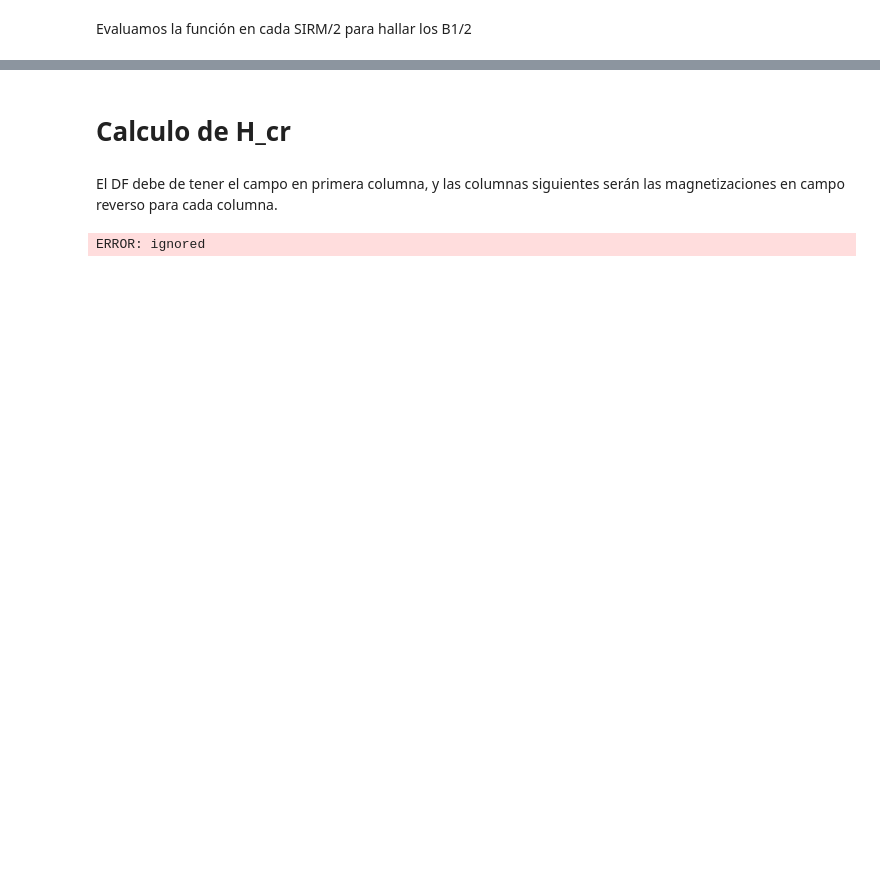
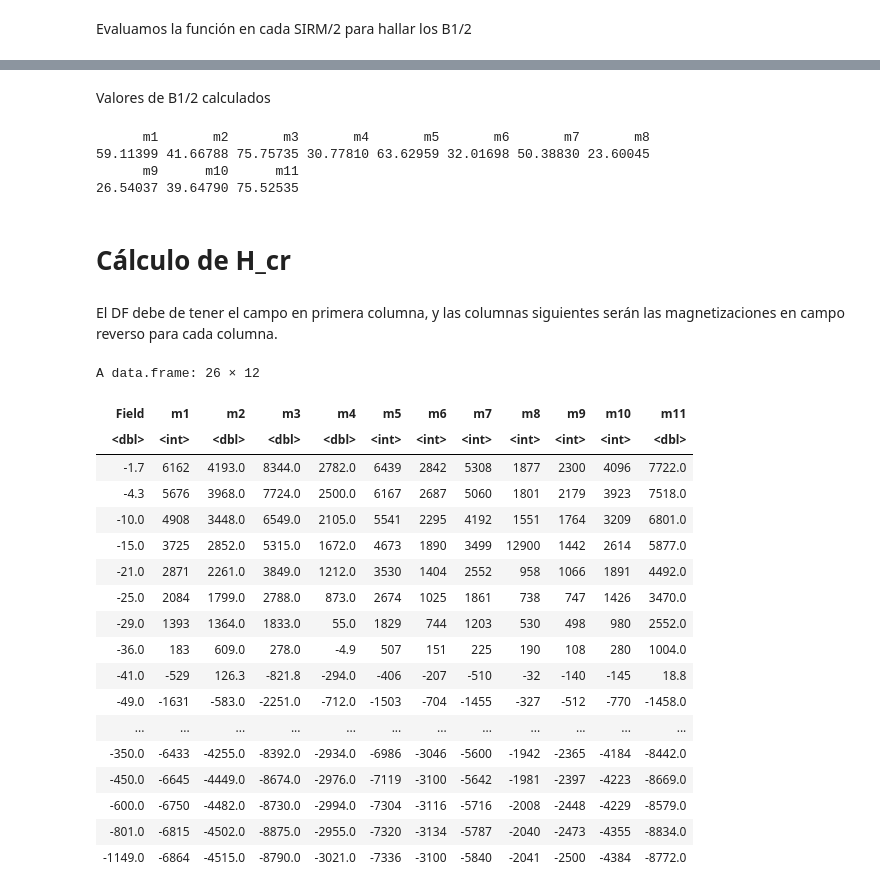
Before and after one commit to jdgargiulo/Lectures, a Jupyter notebook: B_medio_y_H_cr.ipynb, the cells around one changed output, grey strips where cells are left out. Drawn from its saved outputs; the diff is of its cells as text; code cells hidden in the pictures; blank space fills up the shorter version.

```diff
--- a/B_medio_y_H_cr.ipynb
+++ b/B_medio_y_H_cr.ipynb
@@ -112,11 +88,41 @@ A data.frame: 5 × 4
+# %% [markdown]
+Valores de B1/2 calculados
+# %%
+print(10**predictions[[1]])
+# %% [output]
+      m1       m2       m3       m4       m5       m6       m7       m8
+59.11399 41.66788 75.75735 30.77810 63.62959 32.01698 50.38830 23.60045
+      m9      m10      m11
+26.54037 39.64790 75.52535
 # %% [markdown]
-# Calculo de H_cr
+# Cálculo de H_cr
 # %% [markdown]
 El DF debe de tener el campo en primera columna, y las columnas siguientes serán las magnetizaciones en campo reverso para cada columna.
+# %%
+backfield<-read.csv("/content/backfield.csv")
 # %%
-campo<-backfield %>% select(1)
-back<- backfield %>% select(-1)
-colnames(back) <- paste0("m", 1:ncol(backfield))
-backfield<-cbind(campo,back)
+campoB<-backfield %>% select(1)
+back<-backfield %>% select(-1)
+colnames(back) <- paste0("m", 1:ncol(back))
+Backfield<-cbind(campoB,back)
+Backfield
 # %% [output]
-ERROR: ignored
+A data.frame: 26 × 12
+| Field | m1 | m2 | m3 | m4 | m5 | m6 | m7 | m8 | m9 | m10 | m11 |
+| <dbl> | <int> | <dbl> | <dbl> | <dbl> | <int> | <int> | <int> | <int> | <int> | <int> | <dbl> |
+| -1.7 | 6162 | 4193.0 | 8344.0 | 2782.0 | 6439 | 2842 | 5308 | 1877 | 2300 | 4096 | 7722.0 |
+| -4.3 | 5676 | 3968.0 | 7724.0 | 2500.0 | 6167 | 2687 | 5060 | 1801 | 2179 | 3923 | 7518.0 |
+| -10.0 | 4908 | 3448.0 | 6549.0 | 2105.0 | 5541 | 2295 | 4192 | 1551 | 1764 | 3209 | 6801.0 |
+| -15.0 | 3725 | 2852.0 | 5315.0 | 1672.0 | 4673 | 1890 | 3499 | 12900 | 1442 | 2614 | 5877.0 |
+| -21.0 | 2871 | 2261.0 | 3849.0 | 1212.0 | 3530 | 1404 | 2552 | 958 | 1066 | 1891 | 4492.0 |
+| -25.0 | 2084 | 1799.0 | 2788.0 | 873.0 | 2674 | 1025 | 1861 | 738 | 747 | 1426 | 3470.0 |
+| -29.0 | 1393 | 1364.0 | 1833.0 | 55.0 | 1829 | 744 | 1203 | 530 | 498 | 980 | 2552.0 |
+| -36.0 | 183 | 609.0 | 278.0 | -4.9 | 507 | 151 | 225 | 190 | 108 | 280 | 1004.0 |
+| -41.0 | -529 | 126.3 | -821.8 | -294.0 | -406 | -207 | -510 | -32 | -140 | -145 | 18.8 |
+| -49.0 | -1631 | -583.0 | -2251.0 | -712.0 | -1503 | -704 | -1455 | -327 | -512 | -770 | -1458.0 |
+| ... | ... | ... | ... | ... | ... | ... | ... | ... | ... | ... | ... |
+| -350.0 | -6433 | -4255.0 | -8392.0 | -2934.0 | -6986 | -3046 | -5600 | -1942 | -2365 | -4184 | -8442.0 |
+| -450.0 | -6645 | -4449.0 | -8674.0 | -2976.0 | -7119 | -3100 | -5642 | -1981 | -2397 | -4223 | -8669.0 |
+| -600.0 | -6750 | -4482.0 | -8730.0 | -2994.0 | -7304 | -3116 | -5716 | -2008 | -2448 | -4229 | -8579.0 |
+| -801.0 | -6815 | -4502.0 | -8875.0 | -2955.0 | -7320 | -3134 | -5787 | -2040 | -2473 | -4355 | -8834.0 |
+| -1149.0 | -6864 | -4515.0 | -8790.0 | -3021.0 | -7336 | -3100 | -5840 | -2041 | -2500 | -4384 | -8772.0 |
```
Also changed, not shown: parts of 22 cells of this notebook.
